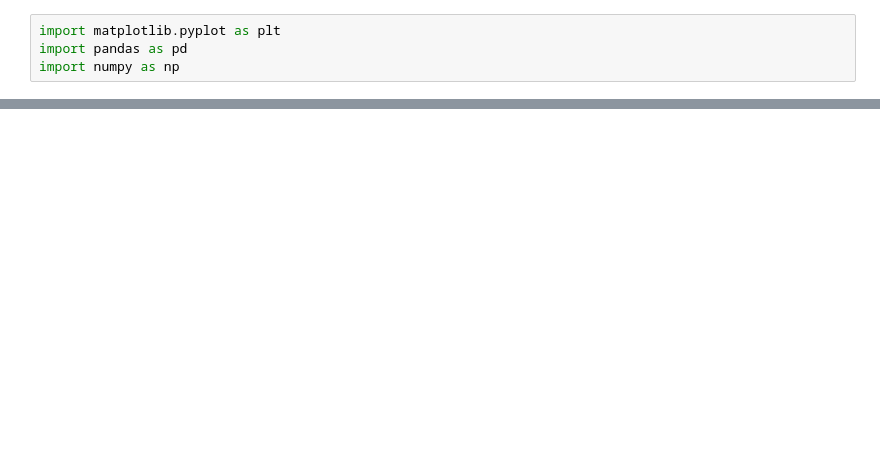
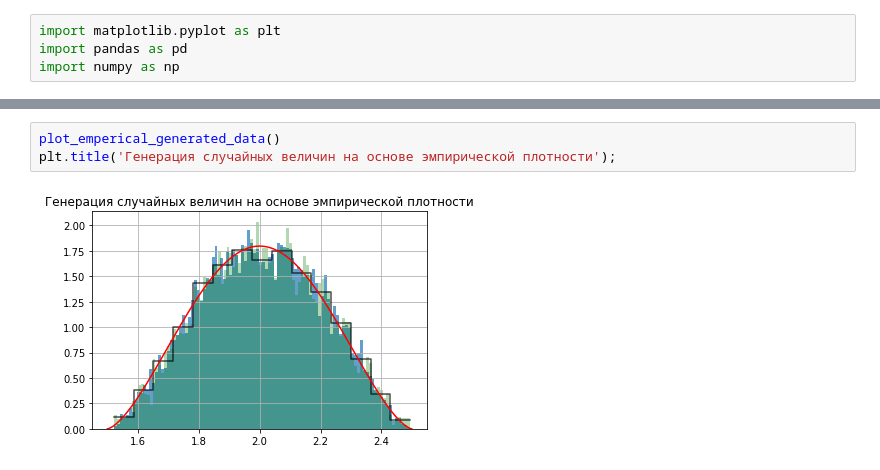
Before and after one commit to drhouma/oop, a Jupyter notebook: plot.ipynb, the cells around one changed output, grey strips where cells are left out. Cells and saved outputs as stored; diff of their text form; blank space fills up the shorter version.

Commit message:
Add changes to names of files and applying new emperical functions (by V.T)

```diff
--- a/plot.ipynb
+++ b/plot.ipynb
@@ -34,0 +84,5 @@ plot_using_density()
+# %%
+plot_emperical_generated_data()
+plt.title('Генерация случайных величин на основе эмпирической плотности');
+# %% [output]
+[figure, added]
```
Also changed, not shown: parts of 4 cells of this notebook, 1 other file.
